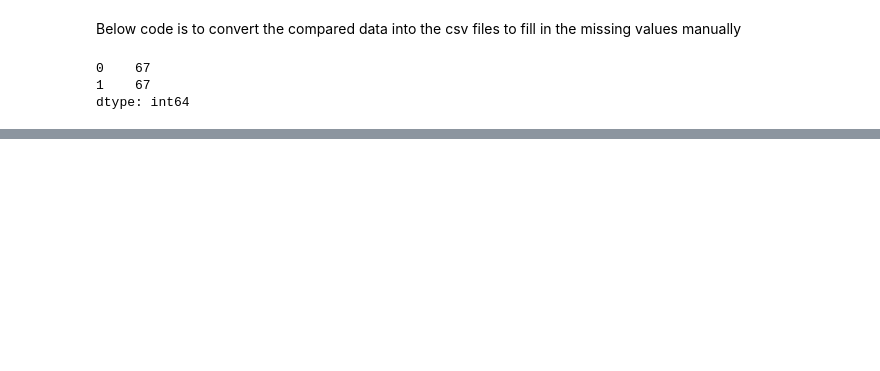
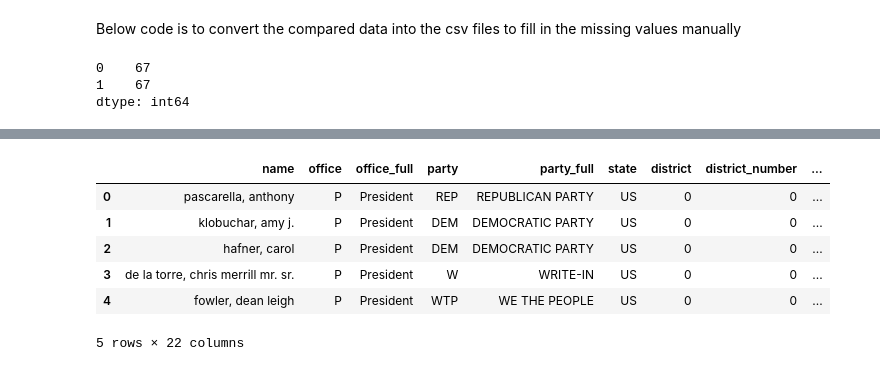
Before and after one commit to oportusgonzalo/datausa-election, a Jupyter notebook: president_state.ipynb, the cells around one changed output, grey strips where cells are left out. Drawn from its saved outputs; the diff is of its cells as text; code cells hidden in the pictures; blank space fills up the shorter version.

```diff
--- a/president_state.ipynb
+++ b/president_state.ipynb
@@ -286,0 +325,12 @@ dtype: int64
+# %%
+candidate_details["name"]=[i.replace('"','').lower() for i in candidate_details["name"].values]
+# %%
+candidate_details.head()
+# %% [output]
+|  | name | office | office_full | party | party_full | state | district | district_number | ... |
+| 0 | pascarella, anthony | P | President | REP | REPUBLICAN PARTY | US | 0 | 0 | ... |
+| 1 | klobuchar, amy j. | P | President | DEM | DEMOCRATIC PARTY | US | 0 | 0 | ... |
+| 2 | hafner, carol | P | President | DEM | DEMOCRATIC PARTY | US | 0 | 0 | ... |
+| 3 | de la torre, chris merrill mr. sr. | P | President | W | WRITE-IN | US | 0 | 0 | ... |
+| 4 | fowler, dean leigh | P | President | WTP | WE THE PEOPLE | US | 0 | 0 | ... |
+5 rows × 22 columns
```
Also changed, not shown: parts of 13 cells of this notebook.
